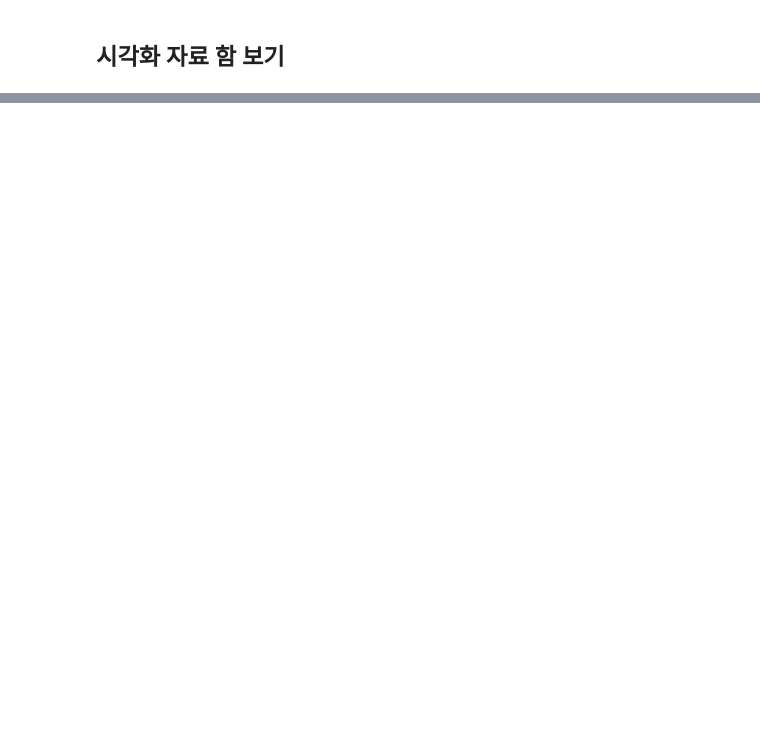
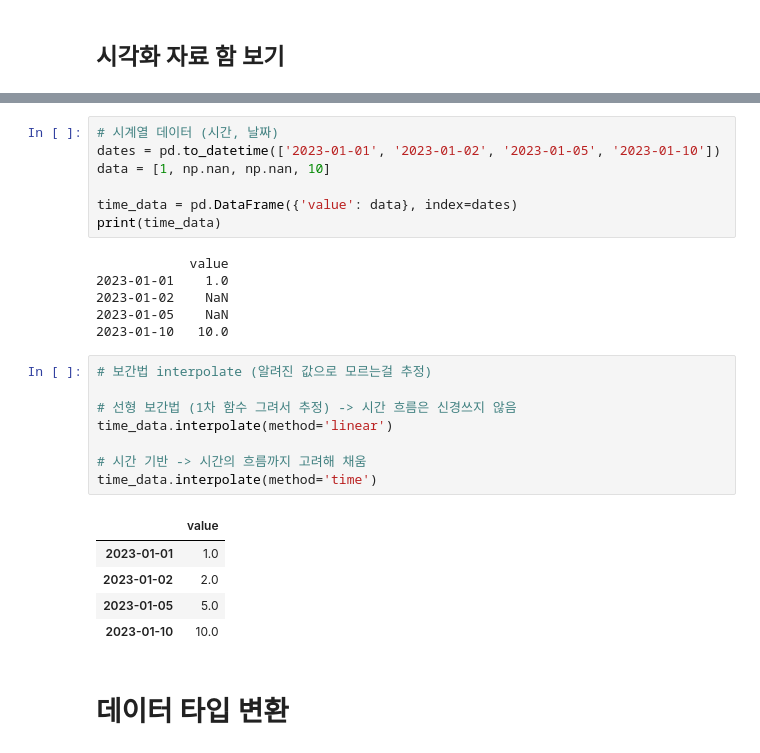
Before and after one commit to hayden-71/TIL, a Jupyter notebook: 데이터분석/02_pandas.ipynb, the cells around one changed output, grey strips where cells are left out. Cells and saved outputs as stored; diff of their text form; blank space fills up the shorter version.

```diff
--- a/데이터분석/02_pandas.ipynb
+++ b/데이터분석/02_pandas.ipynb
@@ -789,0 +545,29 @@ plt.show()
+# %%
+# 시계열 데이터 (시간, 날짜)
+dates = pd.to_datetime(['2023-01-01', '2023-01-02', '2023-01-05', '2023-01-10'])
+data = [1, np.nan, np.nan, 10]
+
+time_data = pd.DataFrame({'value': data}, index=dates)
+print(time_data)
+# %% [output]
+            value
+2023-01-01    1.0
+2023-01-02    NaN
+2023-01-05    NaN
+2023-01-10   10.0
+# %%
+# 보간법 interpolate (알려진 값으로 모르는걸 추정)
+
+# 선형 보간법 (1차 함수 그려서 추정) -> 시간 흐름은 신경쓰지 않음
+time_data.interpolate(method='linear')
+
+# 시간 기반 -> 시간의 흐름까지 고려해 채움
+time_data.interpolate(method='time')
+# %% [output]
+|  | value |
+| 2023-01-01 | 1.0 |
+| 2023-01-02 | 2.0 |
+| 2023-01-05 | 5.0 |
+| 2023-01-10 | 10.0 |
+# %% [markdown]
+# 데이터 타입 변환
```
Also changed, not shown: parts of 35 cells of this notebook, 4 other files.
